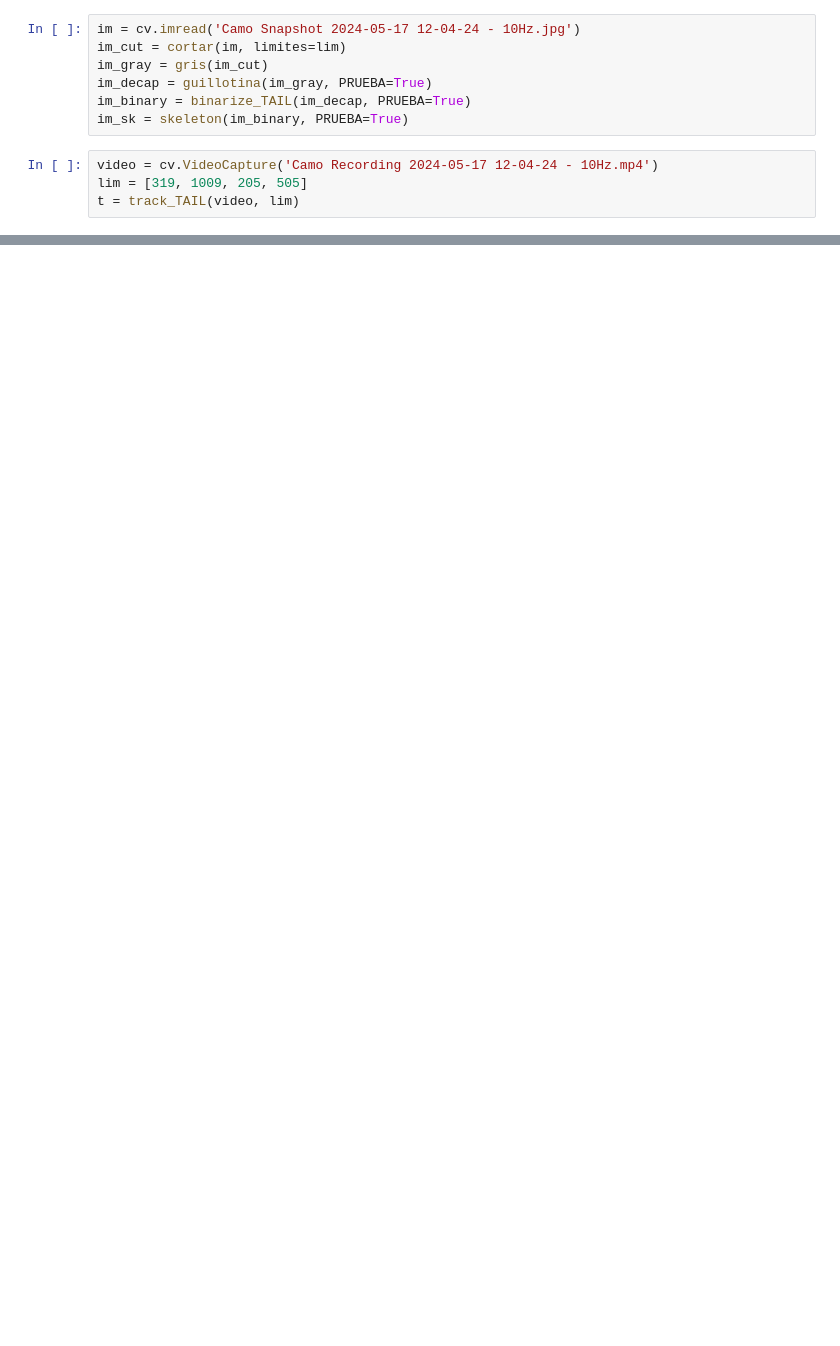
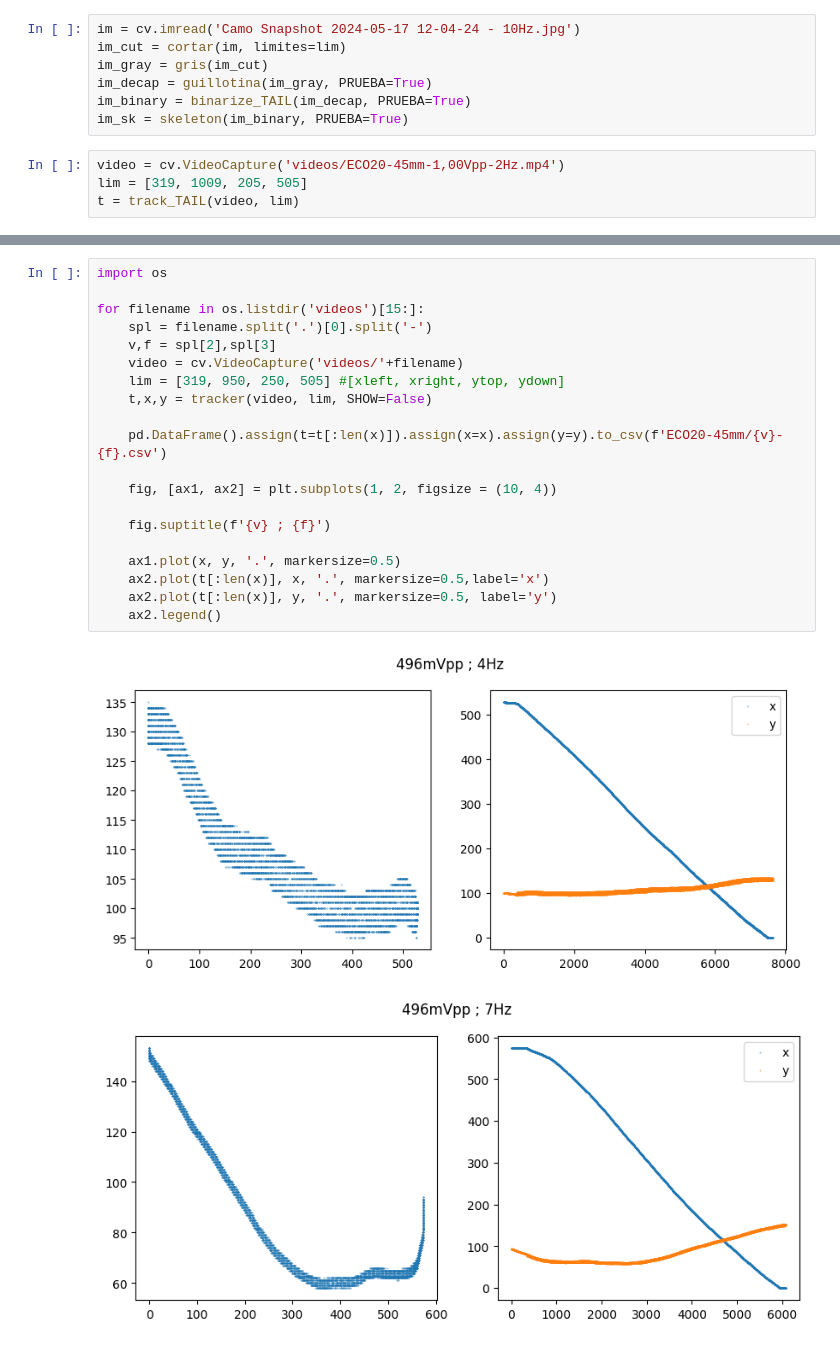
Before and after one commit to gardianc/Nado-ondulatorio, a Jupyter notebook: tracking.ipynb, the cells around one changed output, grey strips where cells are left out. Cells and saved outputs as stored; diff of their text form; blank space fills up the shorter version.

```diff
--- a/tracking.ipynb
+++ b/tracking.ipynb
@@ -226,6 +234,6 @@ im_decap = guillotina(im_gray, PRUEBA=True)
 im_binary = binarize_TAIL(im_decap, PRUEBA=True)
 im_sk = skeleton(im_binary, PRUEBA=True)
 # %%
-video = cv.VideoCapture('Camo Recording 2024-05-17 12-04-24 - 10Hz.mp4')
+video = cv.VideoCapture('videos/ECO20-45mm-1,00Vpp-2Hz.mp4')
 lim = [319, 1009, 205, 505]
 t = track_TAIL(video, lim)
@@ -231,0 +242,23 @@ t = track_TAIL(video, lim)
+# %%
+import os
+
+for filename in os.listdir('videos')[15:]:
+    spl = filename.split('.')[0].split('-')
+    v,f = spl[2],spl[3]
+    video = cv.VideoCapture('videos/'+filename)
+    lim = [319, 950, 250, 505] #[xleft, xright, ytop, ydown]
+    t,x,y = tracker(video, lim, SHOW=False)
+
+    pd.DataFrame().assign(t=t[:len(x)]).assign(x=x).assign(y=y).to_csv(f'ECO20-45mm/{v}-{f}.csv')
+
+    fig, [ax1, ax2] = plt.subplots(1, 2, figsize = (10, 4))
+
+    fig.suptitle(f'{v} ; {f}')
+
+    ax1.plot(x, y, '.', markersize=0.5)
+    ax2.plot(t[:len(x)], x, '.', markersize=0.5,label='x')
+    ax2.plot(t[:len(x)], y, '.', markersize=0.5, label='y')
+    ax2.legend()
+# %% [output]
+[figure, added]
+[figure, added]
```
Also changed, not shown: parts of 13 cells of this notebook, 1 other file.
